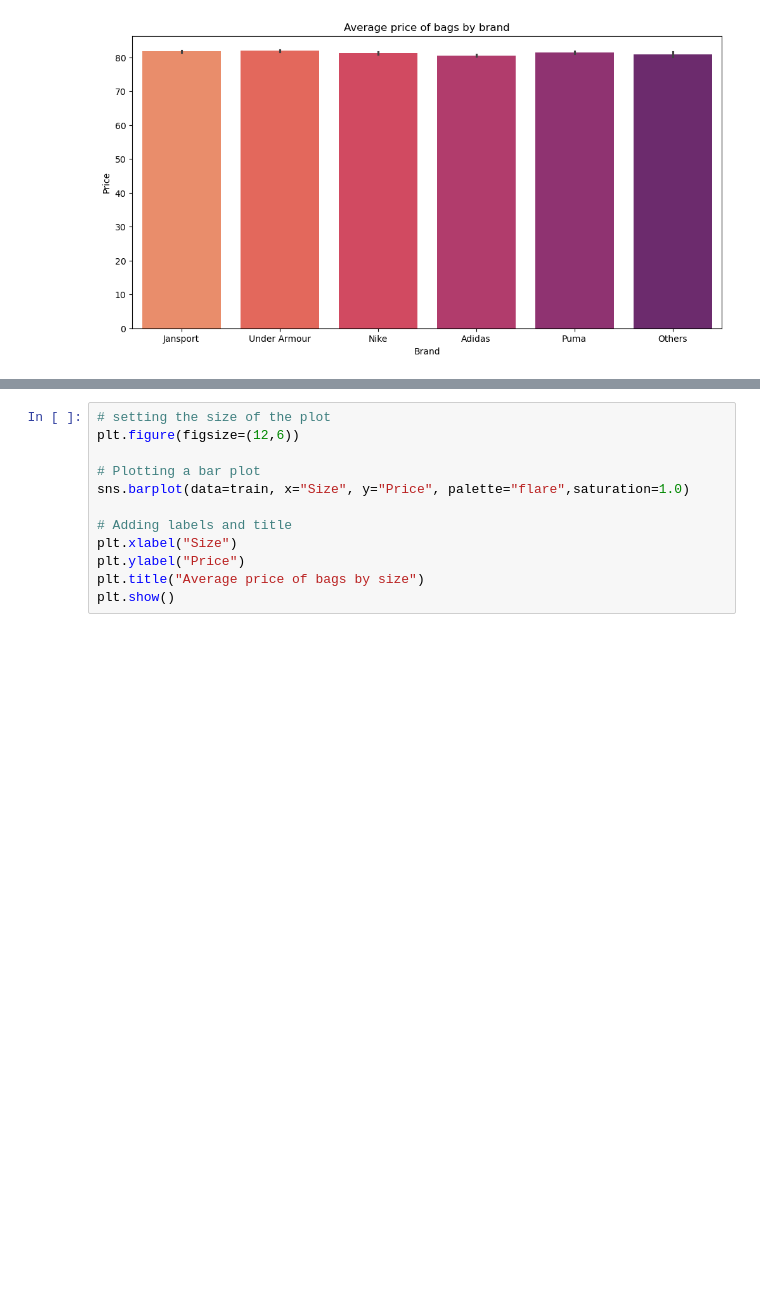
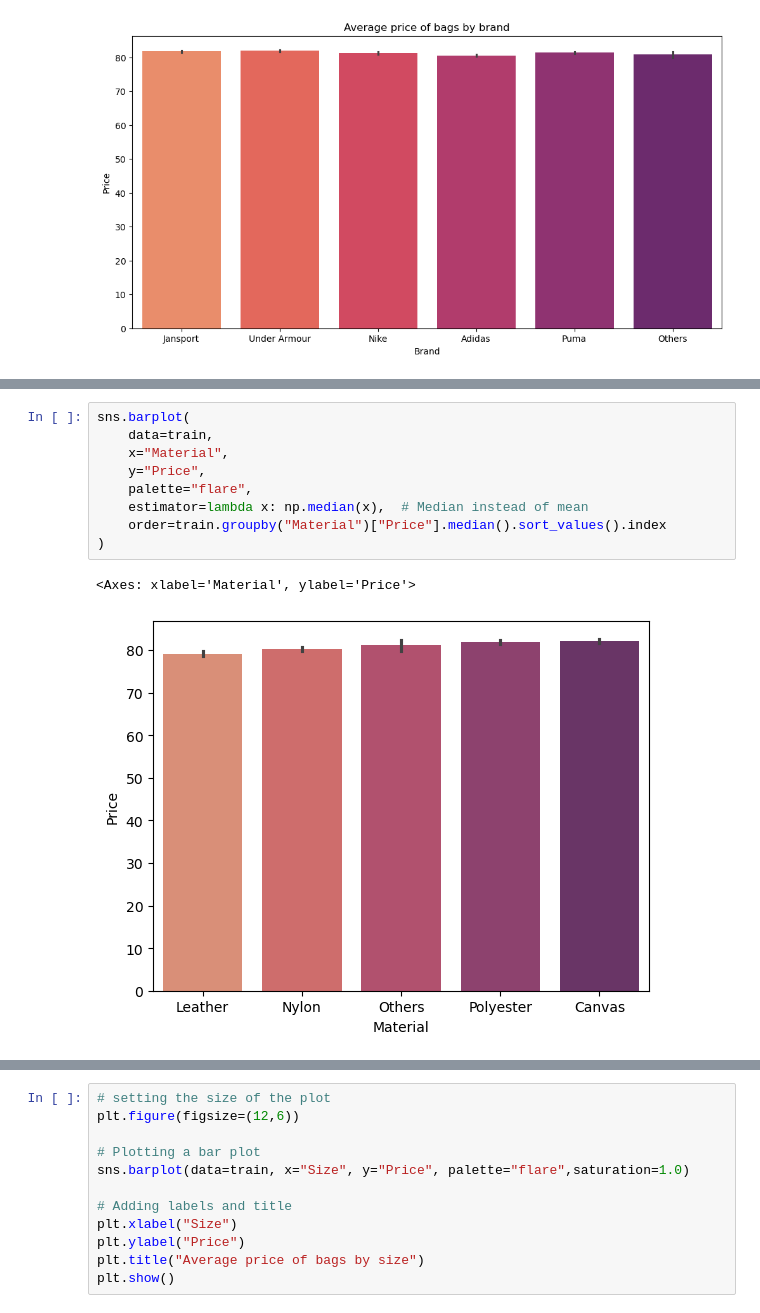
Before and after one commit to janejeshen/Backpack-Price-Prediction, a Jupyter notebook: student-bag-price-prediction.ipynb, the cells around one changed output, grey strips where cells are left out. Drawn from its saved outputs; the diff is of its cells as text; blank space fills up the shorter version.

```diff
--- a/student-bag-price-prediction.ipynb
+++ b/student-bag-price-prediction.ipynb
@@ -617,0 +746,12 @@ plt.show()
+# %%
+sns.barplot(
+    data=train,
+    x="Material",
+    y="Price",
+    palette="flare",
+    estimator=lambda x: np.median(x),  # Median instead of mean
+    order=train.groupby("Material")["Price"].median().sort_values().index
+)
+# %% [output]
+<Axes: xlabel='Material', ylabel='Price'>
+[figure, added]
```
Also changed, not shown: parts of 20 cells of this notebook.
